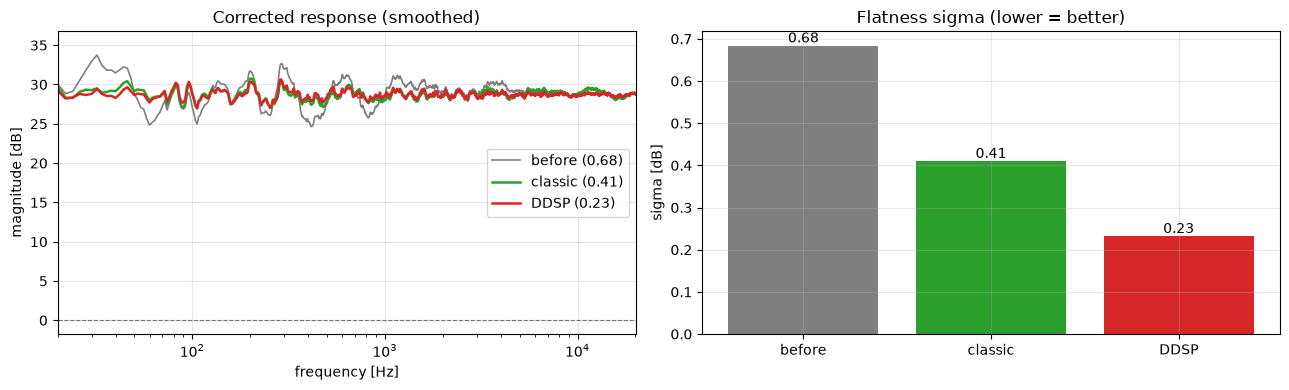
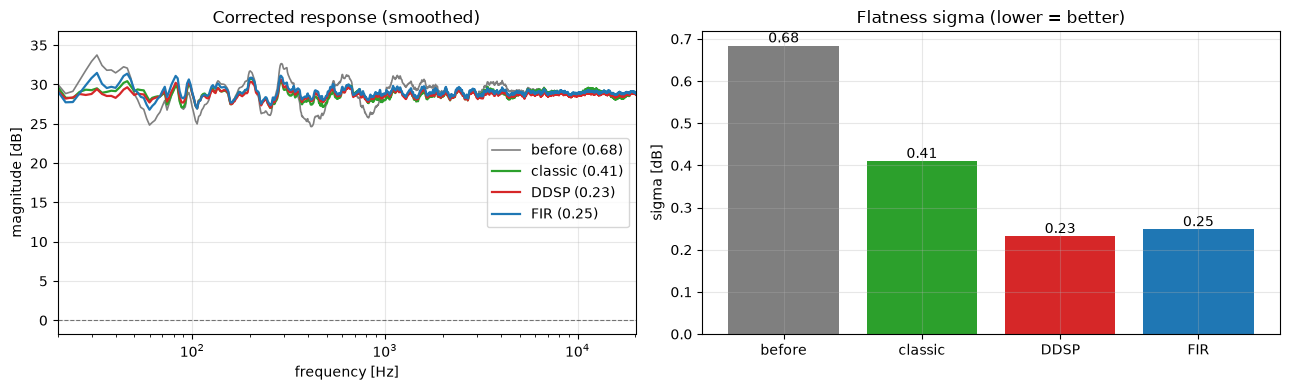
Unified diff of the notebook cell whose output changed from the first chart to the second:
--- before
+++ after
@@ -1,15 +1,22 @@
+fir_taps = design_fir_correction(resp, target, freqs, sr, n_taps=4097)
+fir_corr = resp + fir_response_db(fir_taps, freqs, sr)
+fir_after = smoothed_sigma(fir_corr, freqs)
+
 fig, (ax1, ax2) = plt.subplots(1, 2, figsize=(13, 4))
 ax1.semilogx(freqs, resp_sm, lw=1.2, color='tab:gray', label=f'before ({before:.2f})')
-ax1.semilogx(freqs, fractional_octave_smooth(freqs, classic_corr), lw=1.8, color='tab:green',
+ax1.semilogx(freqs, fractional_octave_smooth(freqs, classic_corr), lw=1.6, color='tab:green',
              label=f'classic ({classic_after:.2f})')
-ax1.semilogx(freqs, fractional_octave_smooth(freqs, ddsp_corr), lw=1.8, color='tab:red',
+ax1.semilogx(freqs, fractional_octave_smooth(freqs, ddsp_corr), lw=1.6, color='tab:red',
              label=f'DDSP ({ddsp_after:.2f})')
+ax1.semilogx(freqs, fractional_octave_smooth(freqs, fir_corr), lw=1.6, color='tab:blue',
+             label=f'FIR ({fir_after:.2f})')
 ax1.axhline(0, color='k', lw=0.8, ls='--', alpha=0.5)
 ax1.legend(); ax1.set(xlim=(20, 20000), title='Corrected response (smoothed)',
                       xlabel='frequency [Hz]', ylabel='magnitude [dB]')
-bars = ax2.bar(['before', 'classic', 'DDSP'], [before, classic_after, ddsp_after],
-               color=['tab:gray', 'tab:green', 'tab:red'])
+labels = ['before', 'classic', 'DDSP', 'FIR']
+vals = [before, classic_after, ddsp_after, fir_after]
+bars = ax2.bar(labels, vals, color=['tab:gray', 'tab:green', 'tab:red', 'tab:blue'])
 ax2.set(title='Flatness sigma (lower = better)', ylabel='sigma [dB]')
-for b, v in zip(bars, [before, classic_after, ddsp_after]):
+for b, v in zip(bars, vals):
     ax2.text(b.get_x()+b.get_width()/2, v, f'{v:.2f}', ha='center', va='bottom')
 plt.tight_layout(); plt.savefig('../assets/05_compare.png', dpi=110); plt.show()

Commit: feat: add FIR to 3-way comparison notebook + README results